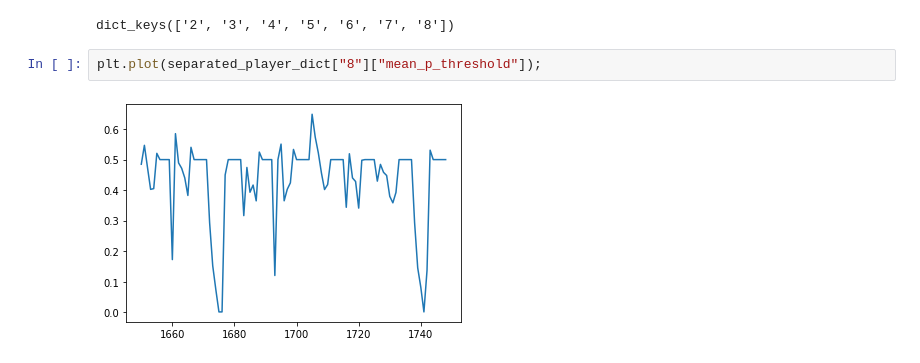
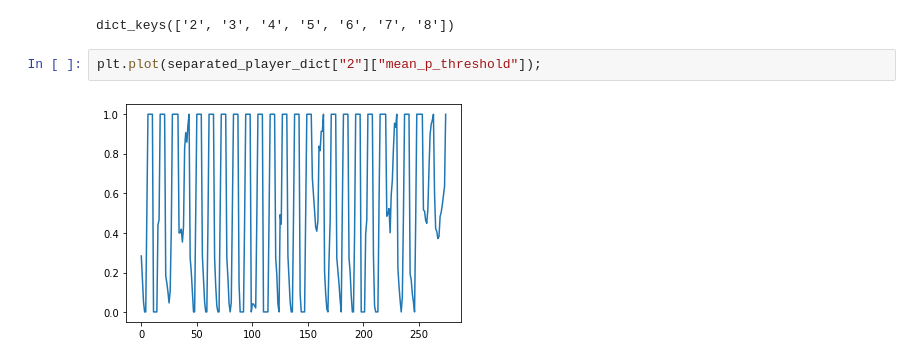
Before and after one commit to shapperzsm/final-project, a Jupyter notebook: src/analysing-the-data/main-analysis.ipynb, the cells around one changed output. Cells and saved outputs as stored; diff of their text form.

```diff
--- a/src/analysing-the-data/main-analysis.ipynb
+++ b/src/analysing-the-data/main-analysis.ipynb
@@ -40,6 +53,6 @@ separated_player_dict.keys()
 # %% [output]
 dict_keys(['2', '3', '4', '5', '6', '7', '8'])
 # %%
-plt.plot(separated_player_dict["8"]["mean_p_threshold"]);
+plt.plot(separated_player_dict["2"]["mean_p_threshold"]);
 # %% [output]
-[figure, old version]
+[figure, new version]
```
Also changed, not shown: parts of 1 cell of this notebook, 2 other files.
